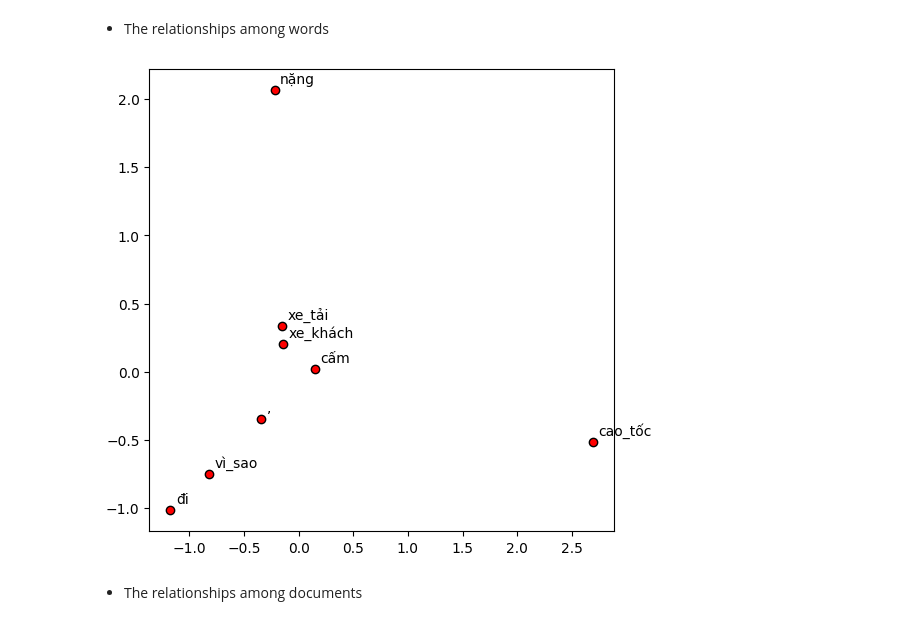
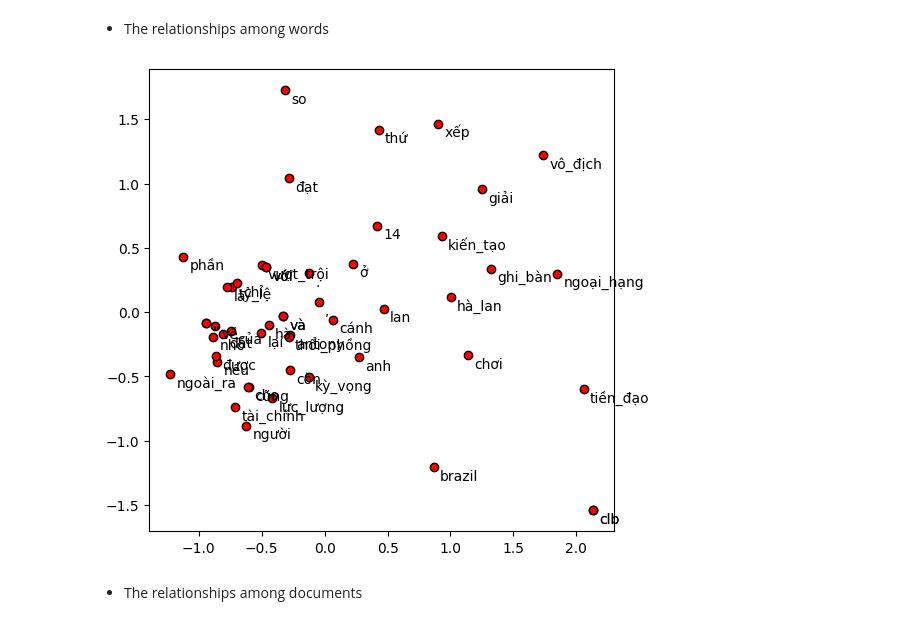
Before and after one commit to Narius2030/Vietnamese-Text-Classification-and-Clustering, a Jupyter notebook: word_embedding.ipynb, the cells around one changed output. Cells and saved outputs as stored; diff of their text form; code cells hidden in the pictures.

```diff
--- a/word_embedding.ipynb
+++ b/word_embedding.ipynb
@@ -221,16 +239,18 @@ def words_scatterplot(model, words=None, sample=0):
     plt.figure(figsize=(6,6))
     plt.scatter(twodim[:,0], twodim[:,1], edgecolors='k', c='r')
     for word, (x,y) in zip(words, twodim):
-        plt.text(x+0.05, y+0.05, word)
+        plt.text(x+0.05, y-0.10, word)
-# %%
-sentence = 'Vì sao cấm xe tải nặng, xe khách đi cao tốc'
-sentence = sentence.lower()
-sentence = ViTokenizer.tokenize(sentence)
-words = sentence.split()
-
-words_scatterplot(model, words)
-# %% [output]
-[figure, removed]
+# %%
+sentence = '''Với CLB Hà Lan tiền đạo cánh người Brazil đạt tỷ lệ ghi bàn và kiến tạo kỳ vọng là chỉ xếp thứ 14 nếu đặt ở Ngoại hạng Anh.
+Ngoài ra, Antony cũng được "thổi phồng" nhờ chơi cho CLB vượt trội về tài chính và lực lượng so với phần còn lại của giải vô địch Hà Lan'''
+
+sentence = sentence.lower()
+sentence = ViTokenizer.tokenize(sentence)
+words = sentence.split()
+
+words_scatterplot(model, words)
+# %% [output]
+[figure, added]
 # %% [markdown]
 * The relationships among documents
 # %%
```
Also changed, not shown: parts of 17 cells of this notebook, 2 other files.
